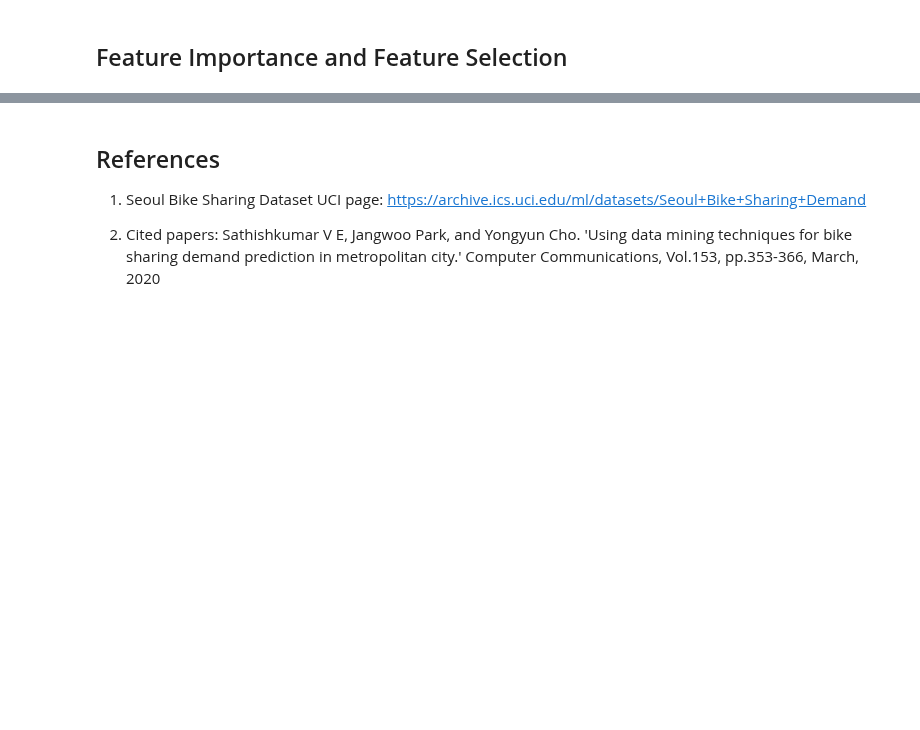
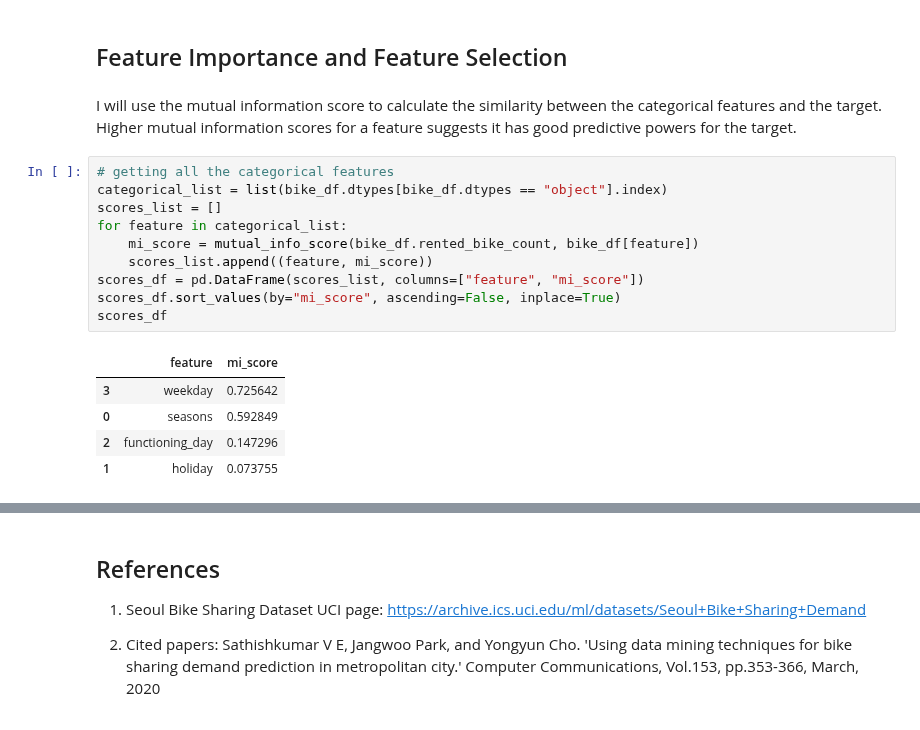
Before and after one commit to Emekadavid/bike-rentals, a Jupyter notebook: notebook.ipynb, the cells around one changed output, grey strips where cells are left out. Cells and saved outputs as stored; diff of their text form; blank space fills up the shorter version.

```diff
--- a/notebook.ipynb
+++ b/notebook.ipynb
@@ -364,3 +365,21 @@ Text(0.5, 1.0, 'Total Bike Demand For Each Day Of The Week')
 We see that from Wednesday to Saturday, there is higher demand for bikes with the peak on Thursday.
 # %% [markdown]
 ## Feature Importance and Feature Selection
+# %% [markdown]
+I will use the mutual information score to calculate the similarity between the categorical features and the target. Higher mutual information scores for a feature suggests it has good predictive powers for the target.
+# %%
+# getting all the categorical features
+categorical_list = list(bike_df.dtypes[bike_df.dtypes == "object"].index)
+scores_list = []
+for feature in categorical_list:
+    mi_score = mutual_info_score(bike_df.rented_bike_count, bike_df[feature])
+    scores_list.append((feature, mi_score))
+scores_df = pd.DataFrame(scores_list, columns=["feature", "mi_score"])
+scores_df.sort_values(by="mi_score", ascending=False, inplace=True)
+scores_df
+# %% [output]
+|  | feature | mi_score |
+| 3 | weekday | 0.725642 |
+| 0 | seasons | 0.592849 |
+| 2 | functioning_day | 0.147296 |
+| 1 | holiday | 0.073755 |
```
Also changed, not shown: parts of 7 cells of this notebook, 1 other file.
